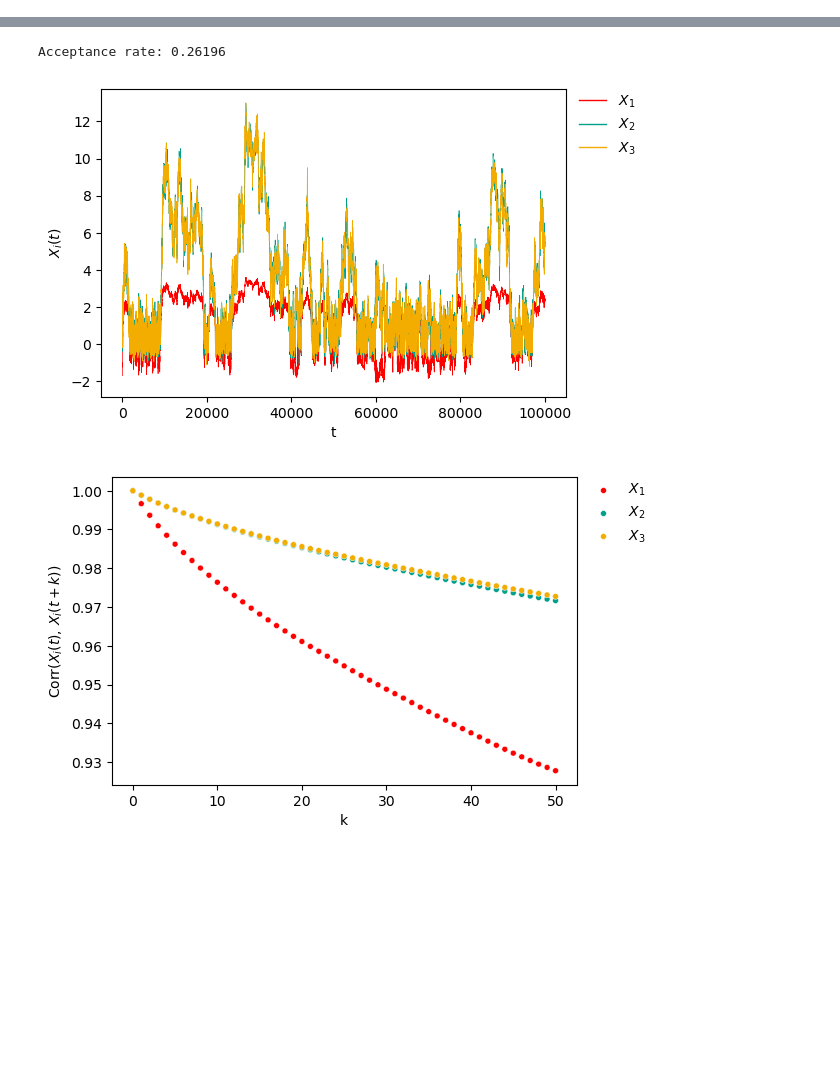
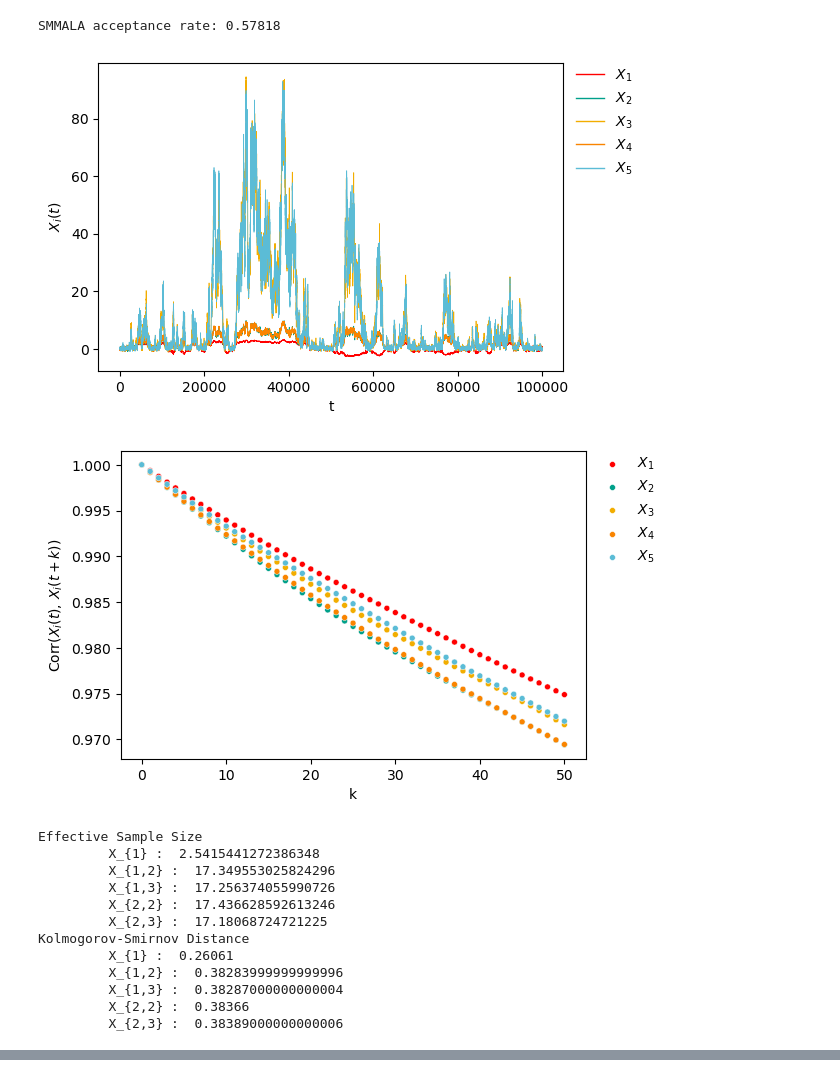
Before and after one commit to bartolomeou/FYP, a Jupyter notebook: adaptive.ipynb, the cells around one changed output, grey strips where cells are left out. Cells and saved outputs as stored; diff of their text form; code cells hidden in the pictures; blank space fills up the shorter version.

```diff
--- a/adaptive.ipynb
+++ b/adaptive.ipynb
@@ -8,0 +110,41 @@ from ipynb.fs.full.rosenbrock import sample_rosenbrock, logpi_rosenbrock, partia
+# %%
+N1 = 3
+N2 = 2
+X_INIT = [0, 0, 0, 0, 0]
+N_ITER = 100000
+
+target = Rosenbrock(n1=N1, n2=N2)
+
+X_smmala, accept_rate = SMMALA(
+    target=target,
+    n_iter=N_ITER,
+    x_init=X_INIT,
+    step_size=0.35,
+    method='abs',
+)
+print(f'SMMALA acceptance rate: {accept_rate}')
+
+traceplot(X_smmala)
+acfplot(X_smmala)
+
+ess(X_smmala, target)
+
+ks_distance(X_smmala, target)
+
+quantiles(X_smmala, target)
+# %% [output]
+SMMALA acceptance rate: 0.57818
+[figure, added]
+[figure, added]
+Effective Sample Size
+         X_{1} :  2.5415441272386348
+         X_{1,2} :  17.349553025824296
+         X_{1,3} :  17.256374055990726
+         X_{2,2} :  17.436628592613246
+         X_{2,3} :  17.18068724721225
+Kolmogorov-Smirnov Distance
+         X_{1} :  0.26061
+         X_{1,2} :  0.38283999999999996
+         X_{1,3} :  0.38287000000000004
+         X_{2,2} :  0.38366
+         X_{2,3} :  0.38389000000000006
@@ -62,19 +244,3 @@ def RWM(logpi, n_iter, x_init, step_size=1, **kwargs):
     acceptance_rate = accepted / n_iter
 
     return X, acceptance_rate
-# %%
-samples, accept_rate = RWM(
-    logpi=logpi_rosenbrock,
-    n_iter=100000,
-    x_init=[0, 0, 0],
-    n1=2,
-    n2=2
-)
-
-print(f'Acceptance rate: {accept_rate}')
-traceplot(samples)
-acfplot(samples)
-# %% [output]
-Acceptance rate: 0.26196
-[figure, removed]
-[figure, removed]
```
Also changed, not shown: parts of 13 cells of this notebook, 7 other files.
